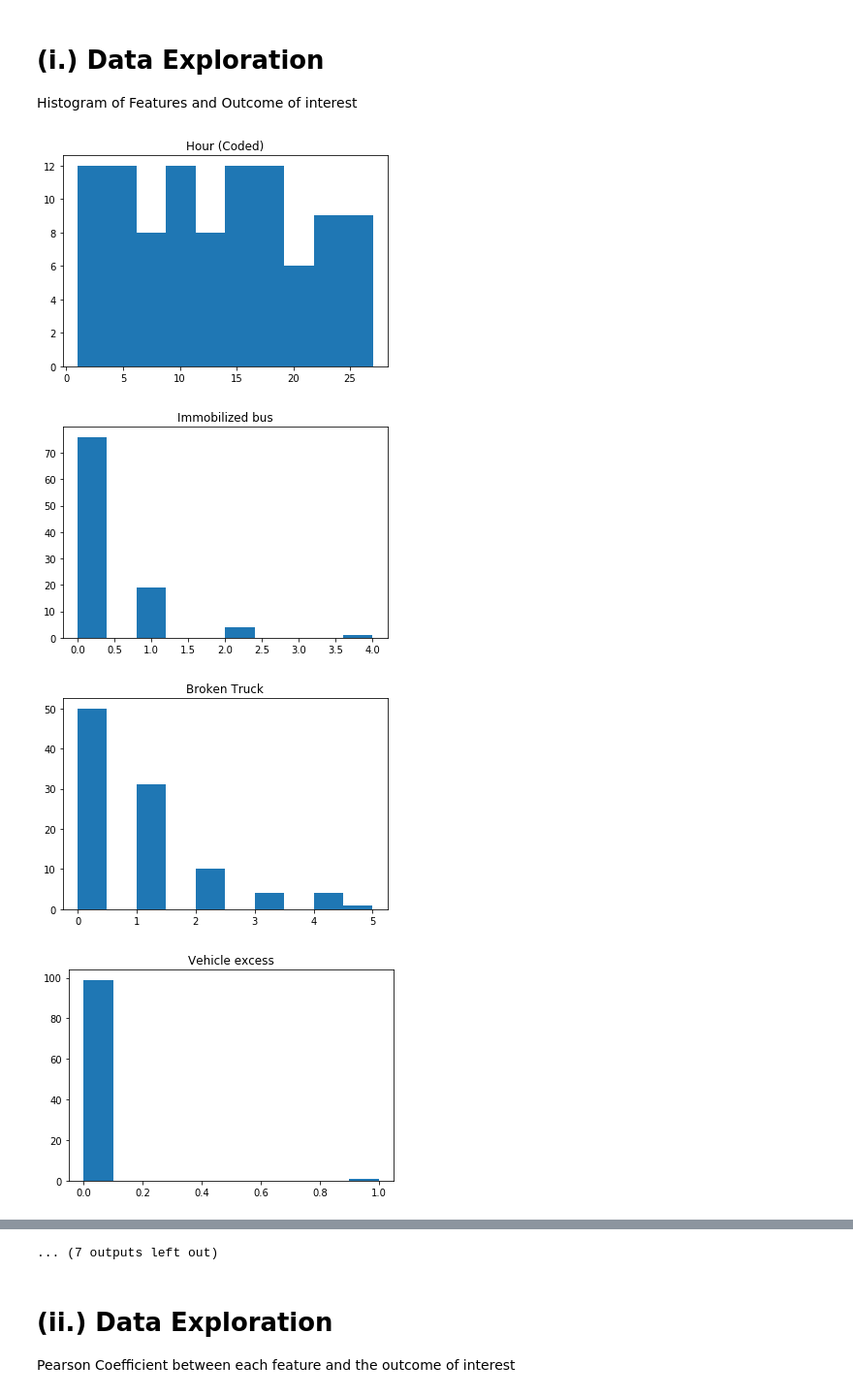
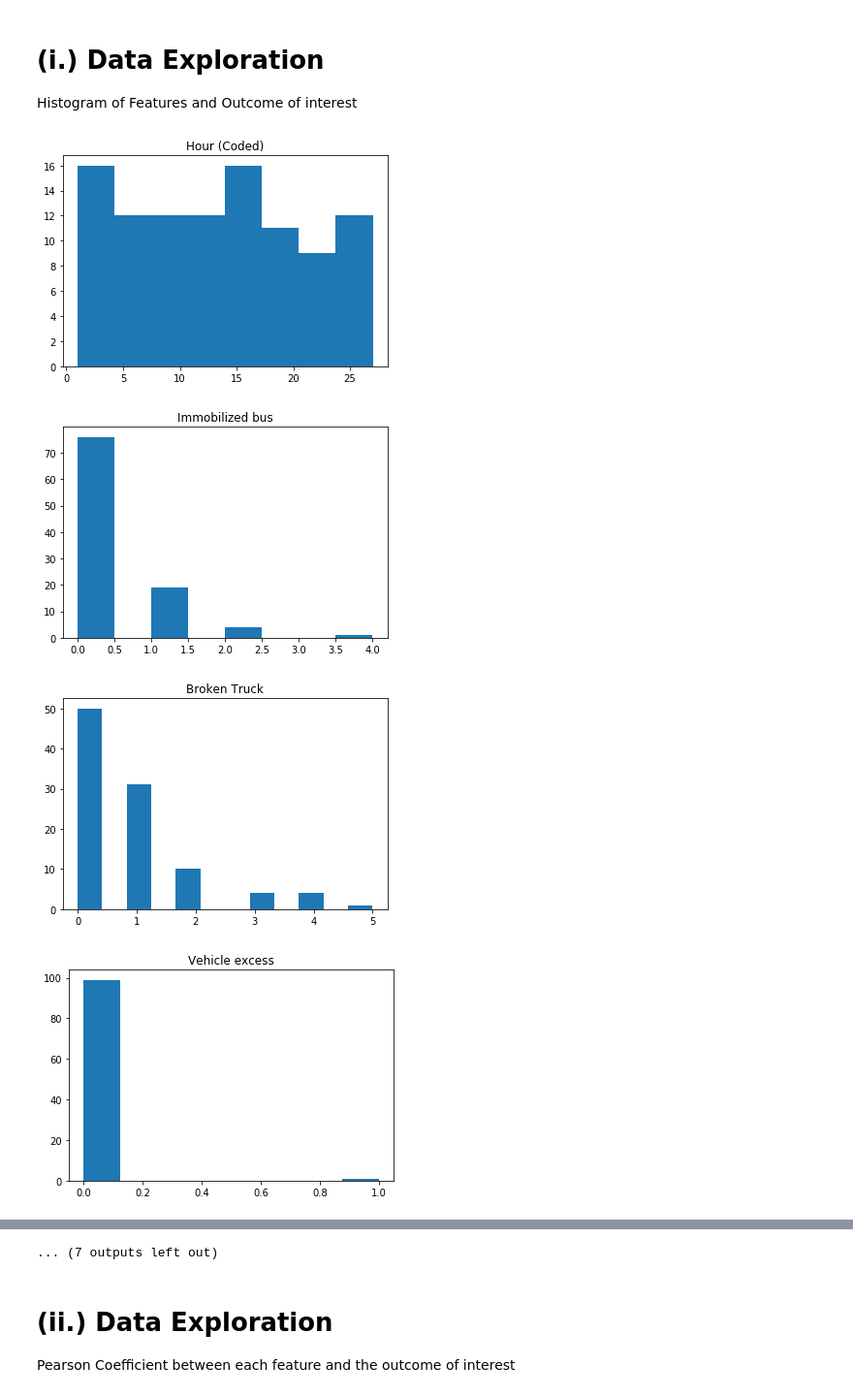
Before and after one commit to aditi-96/CSCE633_Machine-Learning, a Jupyter notebook: hw2_Prediction-of-Urban-Traffic/hw2_csce633.ipynb, the cells around one changed output, grey strips where cells are left out. Shown: that part at 97% size. Drawn from its saved outputs; the diff is of its cells as text; code cells hidden in the pictures.

```diff
--- a/hw2_Prediction-of-Urban-Traffic/hw2_csce633.ipynb
+++ b/hw2_Prediction-of-Urban-Traffic/hw2_csce633.ipynb
@@ -28,11 +29,11 @@ Histogram of Features and Outcome of interest
 # %%
 # Plot histogram of features
 for i in range(df_train.shape[1]):
-    plt.hist(df_train.iloc[:,i])
+    plt.hist(df_train.iloc[:,i], bins='auto')
     plt.title(df_train.columns[i])
     plt.figure()
 # %% [output]
-[figure, old version]
+[figure, new version]
-[figure, old version]
+[figure, new version]
-[figure, old version]
+[figure, new version]
-[figure, old version]
+[figure, new version]
```
Also changed, not shown: parts of 21 cells of this notebook, 1 other file.
